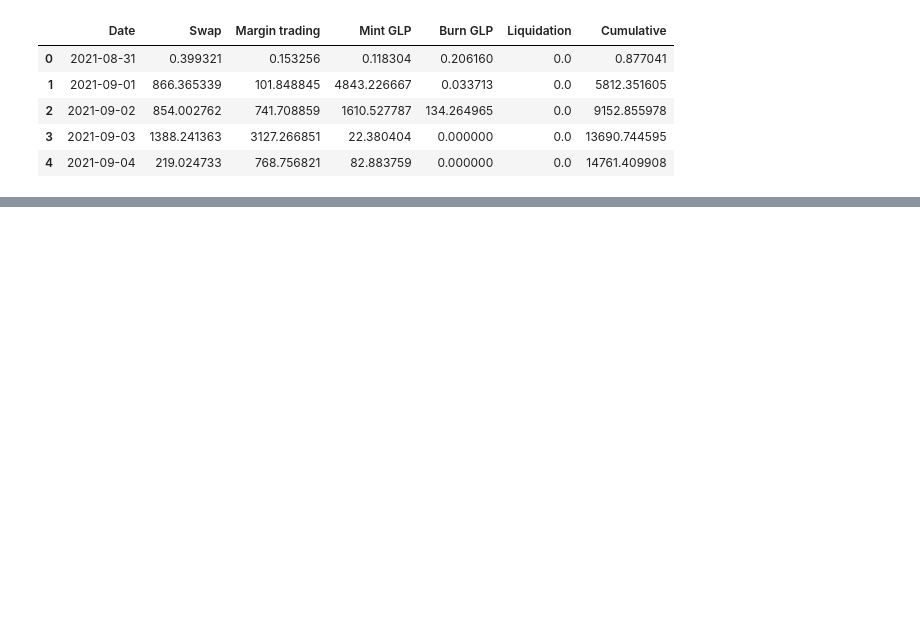
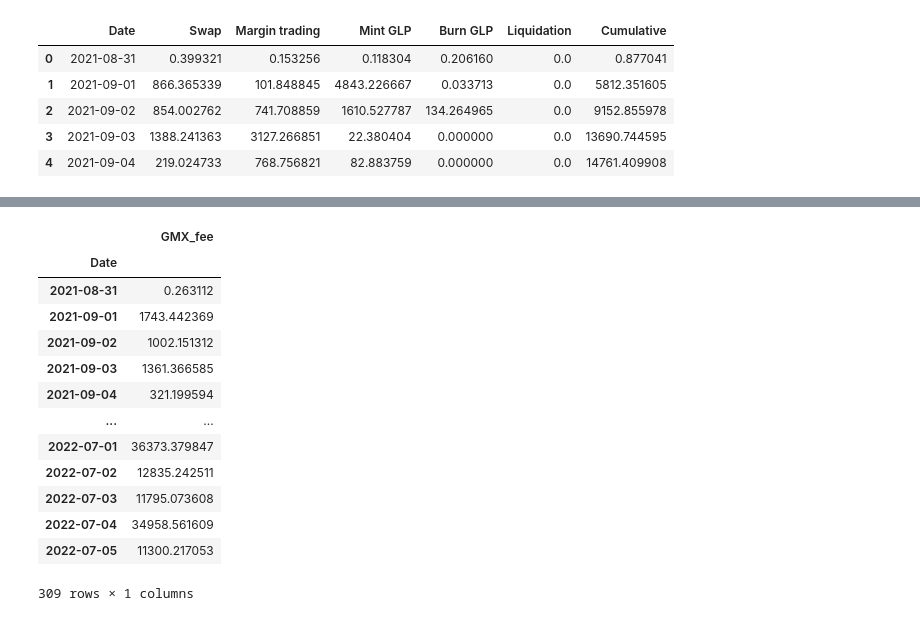
Before and after one commit to chainbound/profit-sharing-protocols-research, a Jupyter notebook: gmx.ipynb, the cells around one changed output, grey strips where cells are left out. Saved outputs shown, nothing was run; the diff lists cells and outputs as text; code cells hidden in the pictures; blank space fills up the shorter version.

```diff
--- a/gmx.ipynb
+++ b/gmx.ipynb
@@ -28,0 +49,21 @@ gmx_arb[['Swap',  'Mint GLP', 'Burn GLP', 'Liquidation','Margin trading']].head(
+# %%
+# total fees directed to gmx hodler (30%)
+
+gmx_total_fee = pd.DataFrame(gmx_arb.drop(['Cumulative'], axis=1).sum(axis=1)*0.3)
+gmx_total_fee.columns = ['GMX_fee']
+gmx_total_fee
+# %% [output]
+|  | GMX_fee |
+| Date |  |
+| 2021-08-31 | 0.263112 |
+| 2021-09-01 | 1743.442369 |
+| 2021-09-02 | 1002.151312 |
+| 2021-09-03 | 1361.366585 |
+| 2021-09-04 | 321.199594 |
+| ... | ... |
+| 2022-07-01 | 36373.379847 |
+| 2022-07-02 | 12835.242511 |
+| 2022-07-03 | 11795.073608 |
+| 2022-07-04 | 34958.561609 |
+| 2022-07-05 | 11300.217053 |
+309 rows × 1 columns
```
Also changed, not shown: parts of 6 cells of this notebook, 1 other file.
